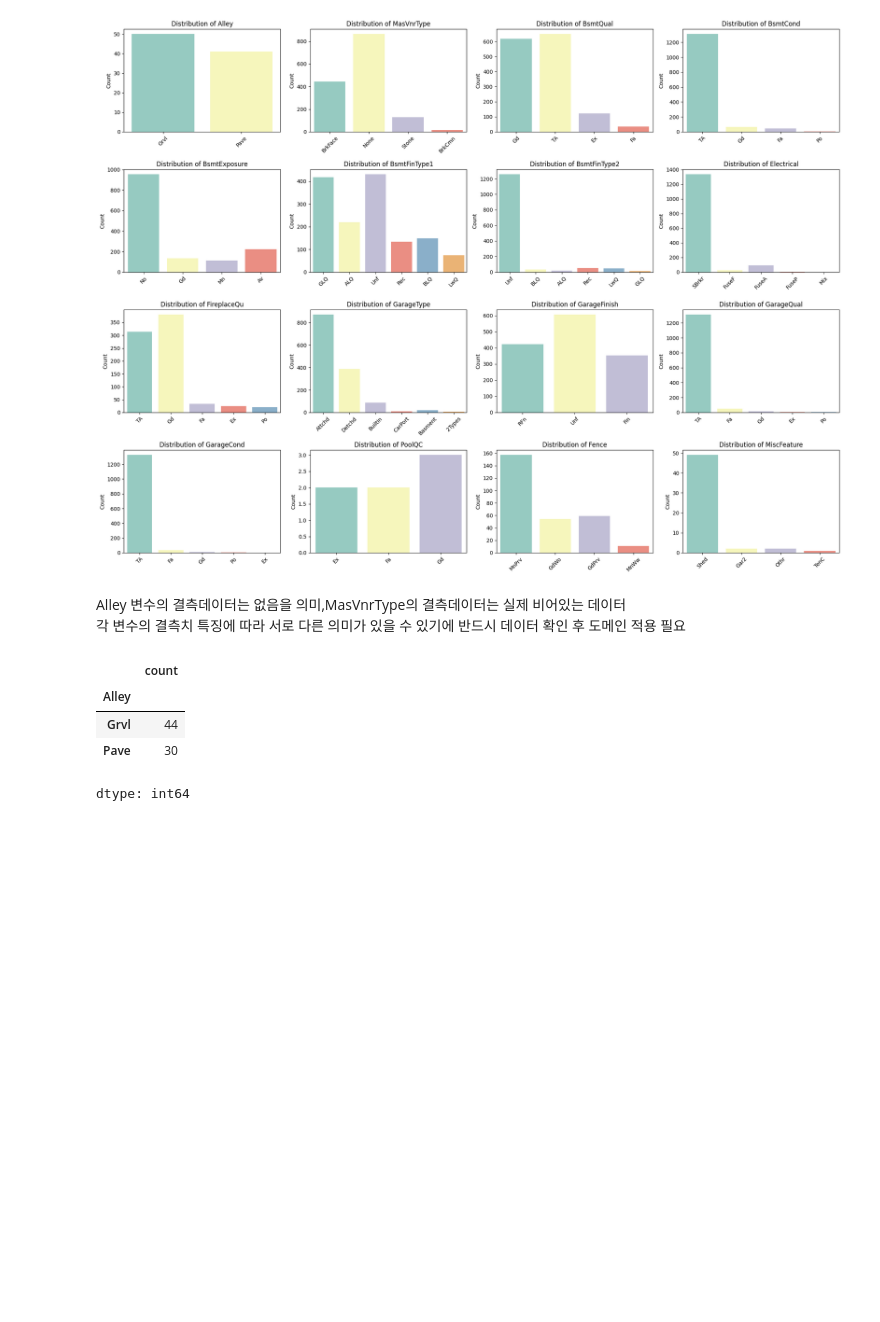
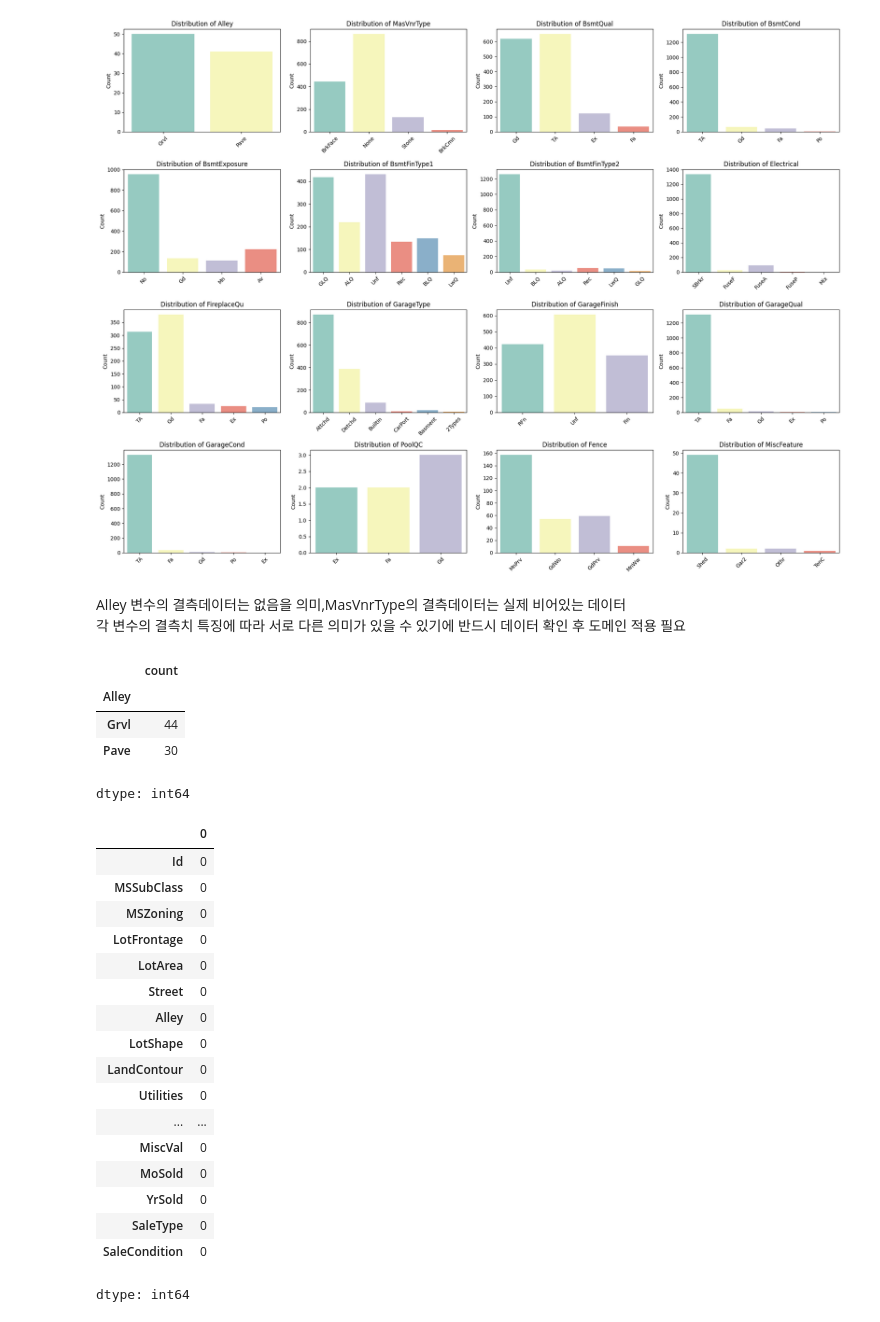
Before and after one commit to overgroove/samsung_lecture, a Jupyter notebook: 02_feature_eng_missing.ipynb, the cells around one changed output. Saved outputs shown, nothing was run; the diff lists cells and outputs as text; code cells hidden in the pictures; blank space fills up the shorter version.

```diff
--- a/02_feature_eng_missing.ipynb
+++ b/02_feature_eng_missing.ipynb
@@ -326,5 +326,29 @@ X_test['Alley'] = X_test['Alley'].fillna('unable')
 # %%
 # SimpleImputer 적용
 cat_imputer = SimpleImputer(strategy='most_frequent')
+cat_imputer.fit(X_train[cat_nan_c])
+X_train[cat_nan_c] = cat_imputer.transform(X_train[cat_nan_c])
+X_test[cat_nan_c] = cat_imputer.transform(X_test[cat_nan_c])
 # %%
 # 처리 후 결측 데이터 확인
+X_train.isna().sum()
+X_test.isna().sum()
+# %% [output]
+|  | 0 |
+| Id | 0 |
+| MSSubClass | 0 |
+| MSZoning | 0 |
+| LotFrontage | 0 |
+| LotArea | 0 |
+| Street | 0 |
+| Alley | 0 |
+| LotShape | 0 |
+| LandContour | 0 |
+| Utilities | 0 |
+| ... | ... |
+| MiscVal | 0 |
+| MoSold | 0 |
+| YrSold | 0 |
+| SaleType | 0 |
+| SaleCondition | 0 |
+dtype: int64
```
Also changed, not shown: parts of 4 cells of this notebook.
